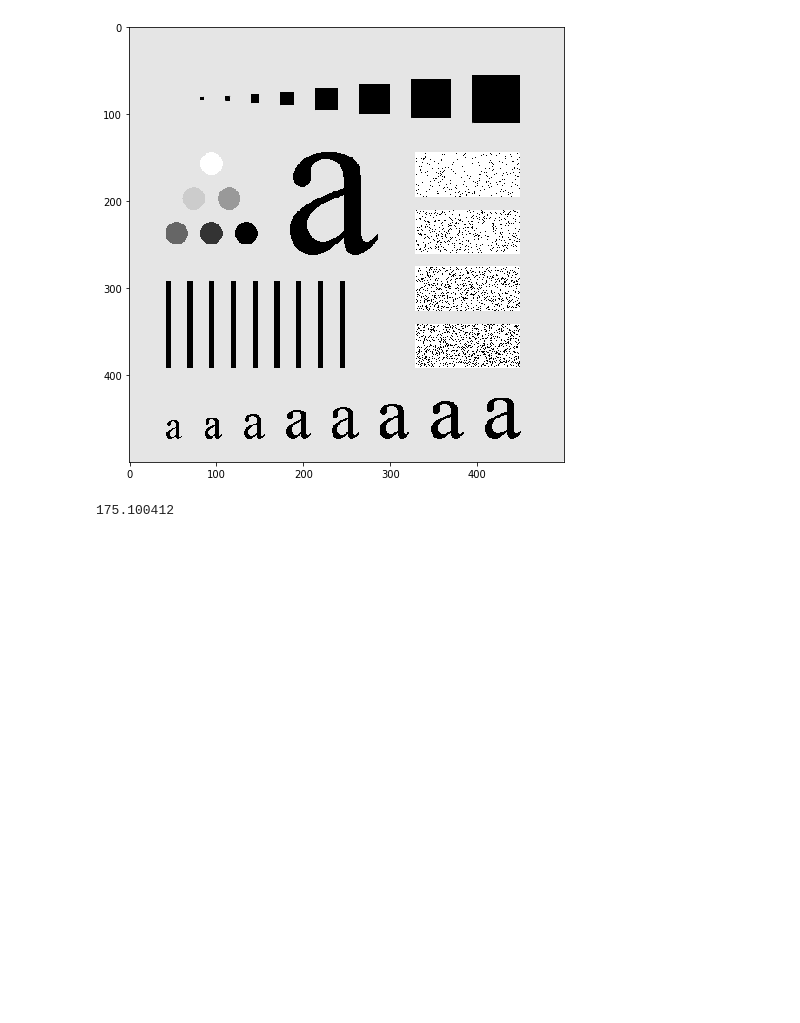
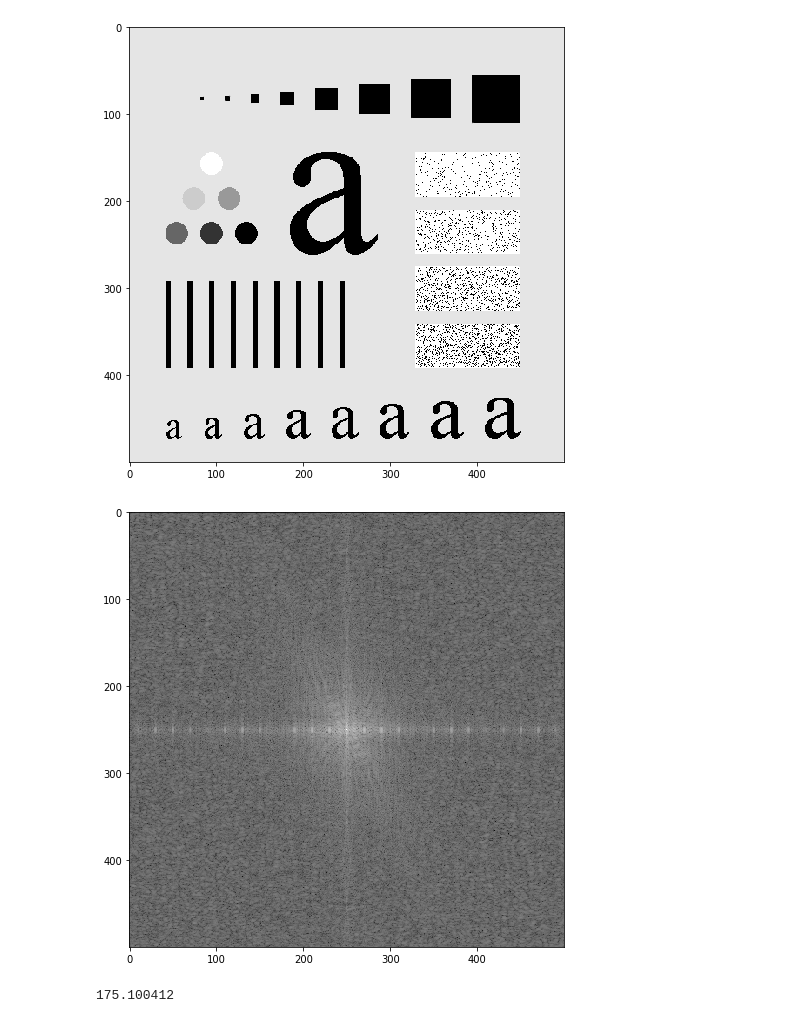
Before and after one commit to gmagannaDevelop/SegundoParcialImagenes, a Jupyter notebook: Examen.ipynb, the cells around one changed output. Saved outputs shown, nothing was run; the diff lists cells and outputs as text; code cells hidden in the pictures; blank space fills up the shorter version.

```diff
--- a/Examen.ipynb
+++ b/Examen.ipynb
@@ -248,3 +246,7 @@ plt.imshow(I, cmap='gray')
+# %%
+fft_viz(I)
+# %% [output]
+[figure, added]
 # %%
 ImPotencia(I)
 # %% [output]
```
Also changed, not shown: parts of 14 cells of this notebook, 1 other file.
